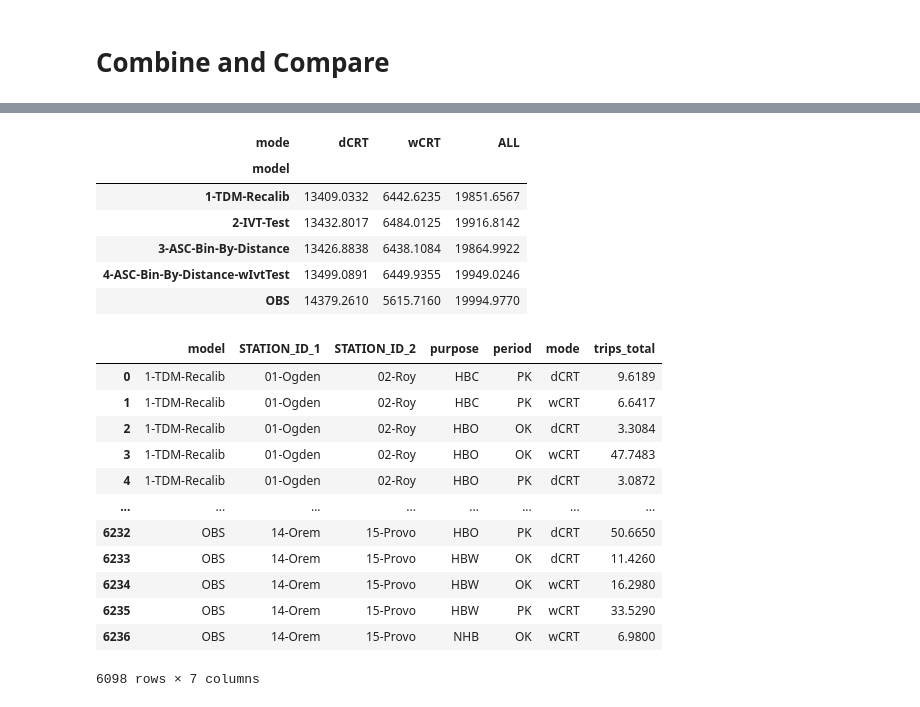
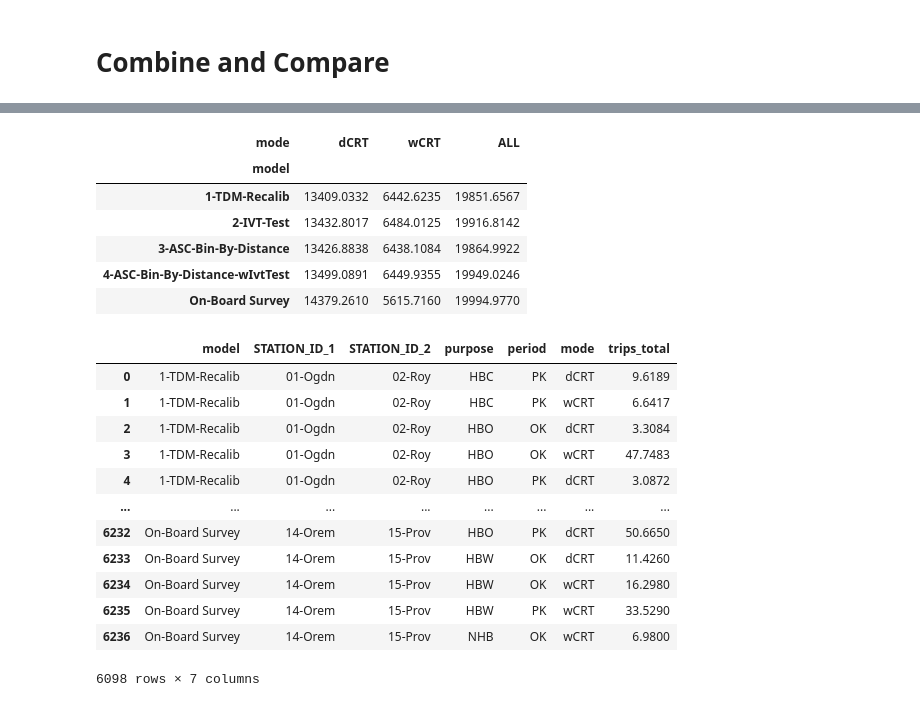
Before and after one commit to WFRCAnalytics/TDM-DEV-v920-E2-Analysis, a Jupyter notebook: 2.A3-StationToStationPairs.ipynb, the cells around one changed output, grey strips where cells are left out. Saved outputs shown, nothing was run; the diff lists cells and outputs as text; code cells hidden in the pictures.

```diff
--- a/2.A3-StationToStationPairs.ipynb
+++ b/2.A3-StationToStationPairs.ipynb
@@ -57,21 +57,21 @@ crt_station_obs_names_df
 # %%
 # Mapping of old station names to new ones
 station_name_mapping = {
-    "15-Provo Central"     : "15-Provo",
+    "15-Provo Central"     : "15-Prov",
     "14-Orem Central"      : "14-Orem",
     "13-American Fork"     : "13-AF",
     "12-Lehi"              : "12-Lehi",
-    "11-Draper"            : "11-Draper",
+    "11-Draper"            : "11-Drap",
     "10-South Jordan"      : "10-SJ",
-    "09-Murray Central"    : "09-Murray",
-    "08-Salt Lake Central" : "08-SLCntrl",
-    "07-North Temple"      : "07-NTemple",
+    "09-Murray Central"    : "09-Murr",
+    "08-Salt Lake Central" : "08-SLCn",
+    "07-North Temple"      : "07-NTmp",
     "06-Woods Cross"       : "06-WC",
-    "05-Farmington"        : "05-Frmngtn",
-    "04-Layton"            : "04-Layton",
-    "03-Clearfield"        : "03-Clrfld",
+    "05-Farmington"        : "05-Frmg",
+    "04-Layton"            : "04-Layt",
+    "03-Clearfield"        : "03-Clrf",
     "02-Roy"               : "02-Roy",
-    "01-Ogden"             : "01-Ogden"
+    "01-Ogden"             : "01-Ogdn"
 }
 
 # Rename station IDs in the dataframe
@@ -283,11 +283,11 @@ station_pair_crt_distances_df
 
 # manually add -- manually created matrix from station to next station distances to find closest
 _df_temp = pd.DataFrame([
-    [0.78, '07-NTemple', '08-SLCntrl' ],
+    [0.78, '07-NTmp', '08-SLCn' ],
     # THESE ARE STRANGE, IT DUPLICATES DISTANCE BETWEEN SOME STATION PAIRS!!!
-    [8.64, '01-Ogden', '02-Roy'], # 4.32 x 2
-    [14.32, '08-SLCntrl', '09-Murray'], # 7.16 x 2
-    [6.48, '10-SJ', '11-Draper'] # 3.24 x 2
+    [8.64, '01-Ogdn', '02-Roy'], # 4.32 x 2
+    [14.32, '08-SLCn', '09-Murr'], # 7.16 x 2
+    [6.48, '10-SJ', '11-Drap'] # 3.24 x 2
 ], columns=['cr_travel_distance', 'STATION_ID_1', 'STATION_ID_2'])
 station_pair_crt_distances_df = pd.concat([station_pair_crt_distances_df, _df_temp])
 
@@ -565,7 +565,7 @@ grouped_df = grouped_df.drop(columns=['STATION_ID'])
 _df = grouped_df.copy()
 _df['mode'] = _df['Ac_Mode_Model'].str[0:1].str.lower() + _df['Linked_Mode_txt']
 _df.rename(columns={'Purp5_text':'purpose','PK_OK':'period'}, inplace=True)
-_df['model'] = 'OBS'
+_df['model'] = 'On-Board Survey'
 obs_results_CRT_df = _df.groupby(['model','STATION_ID_1','STATION_ID_2','purpose','period','mode'],as_index=False).agg(trips_total=('linked_weight_adj', 'sum'))
 obs_results_CRT_df
 # %% [output]
@@ -612,40 +612,40 @@ check_df
 | 2-IVT-Test | 13432.8017 | 6484.0125 | 19916.8142 |
 | 3-ASC-Bin-By-Distance | 13426.8838 | 6438.1084 | 19864.9922 |
 | 4-ASC-Bin-By-Distance-wIvtTest | 13499.0891 | 6449.9355 | 19949.0246 |
-| OBS | 14379.2610 | 5615.7160 | 19994.9770 |
+| On-Board Survey | 14379.2610 | 5615.7160 | 19994.9770 |
 # %%
 # remove fields that don't line up
 remove_df = pd.DataFrame([
-    ['03-Clrfld, 06-WC','08-SLCntrl, 11-Draper'],
-    ['03-Clrfld, 08-SLCntrl','06-WC, 11-Draper'],
-    ['03-Clrfld','06-WC'],
-    ['03-Clrfld','08-SLCntrl'],
-    ['08-SLCntrl','11-Draper'],
-    ['06-WC','11-Draper']
+    ['03-Clrf, 06-WC','08-SLCn, 11-Drap'],
+    ['03-Clrf, 08-SLCn','06-WC, 11-Drap'],
+    ['03-Clrf','06-WC'],
+    ['03-Clrf','08-SLCn'],
+    ['08-SLCn','11-Drap'],
+    ['06-WC'  ,'11-Drap']
 ], columns=(['STATION_ID_1','STATION_ID_2']))
 
 
 # Remove matching rows using a merge with indicator
 _df_filtered = results_CRT_df.merge(remove_df, on=['STATION_ID_1', 'STATION_ID_2'], how='left', indicator=True)
 
 # Keep only rows that do not match (i.e., are not in remove_df)
 _df_filtered = _df_filtered[_df_filtered['_merge'] == 'left_only'].drop(columns=['_merge'])
 
 # Display result
 display(_df_filtered)
 # %% [output]
 |  | model | STATION_ID_1 | STATION_ID_2 | purpose | period | mode | trips_total |
-| 0 | 1-TDM-Recalib | 01-Ogden | 02-Roy | HBC | PK | dCRT | 9.6189 |
-| 1 | 1-TDM-Recalib | 01-Ogden | 02-Roy | HBC | PK | wCRT | 6.6417 |
-| 2 | 1-TDM-Recalib | 01-Ogden | 02-Roy | HBO | OK | dCRT | 3.3084 |
-| 3 | 1-TDM-Recalib | 01-Ogden | 02-Roy | HBO | OK | wCRT | 47.7483 |
-| 4 | 1-TDM-Recalib | 01-Ogden | 02-Roy | HBO | PK | dCRT | 3.0872 |
+| 0 | 1-TDM-Recalib | 01-Ogdn | 02-Roy | HBC | PK | dCRT | 9.6189 |
+| 1 | 1-TDM-Recalib | 01-Ogdn | 02-Roy | HBC | PK | wCRT | 6.6417 |
+| 2 | 1-TDM-Recalib | 01-Ogdn | 02-Roy | HBO | OK | dCRT | 3.3084 |
+| 3 | 1-TDM-Recalib | 01-Ogdn | 02-Roy | HBO | OK | wCRT | 47.7483 |
+| 4 | 1-TDM-Recalib | 01-Ogdn | 02-Roy | HBO | PK | dCRT | 3.0872 |
 | ... | ... | ... | ... | ... | ... | ... | ... |
-| 6232 | OBS | 14-Orem | 15-Provo | HBO | PK | dCRT | 50.6650 |
-| 6233 | OBS | 14-Orem | 15-Provo | HBW | OK | dCRT | 11.4260 |
-| 6234 | OBS | 14-Orem | 15-Provo | HBW | OK | wCRT | 16.2980 |
-| 6235 | OBS | 14-Orem | 15-Provo | HBW | PK | wCRT | 33.5290 |
-| 6236 | OBS | 14-Orem | 15-Provo | NHB | OK | wCRT | 6.9800 |
+| 6232 | On-Board Survey | 14-Orem | 15-Prov | HBO | PK | dCRT | 50.6650 |
+| 6233 | On-Board Survey | 14-Orem | 15-Prov | HBW | OK | dCRT | 11.4260 |
+| 6234 | On-Board Survey | 14-Orem | 15-Prov | HBW | OK | wCRT | 16.2980 |
+| 6235 | On-Board Survey | 14-Orem | 15-Prov | HBW | PK | wCRT | 33.5290 |
+| 6236 | On-Board Survey | 14-Orem | 15-Prov | NHB | OK | wCRT | 6.9800 |
 6098 rows × 7 columns
 # %%
 # export to csv
```
Also changed, not shown: parts of 8 cells of this notebook, 4 other files.
